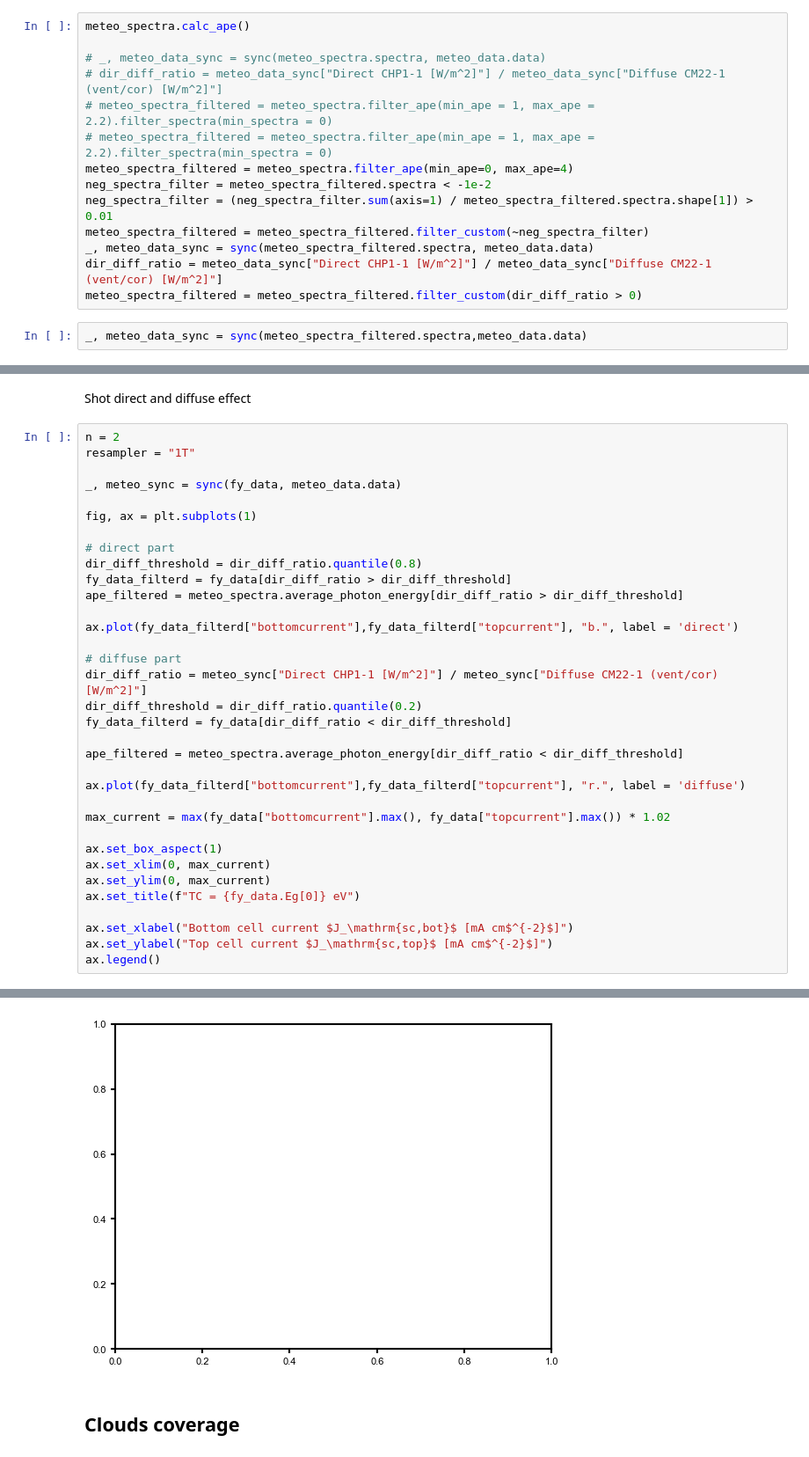
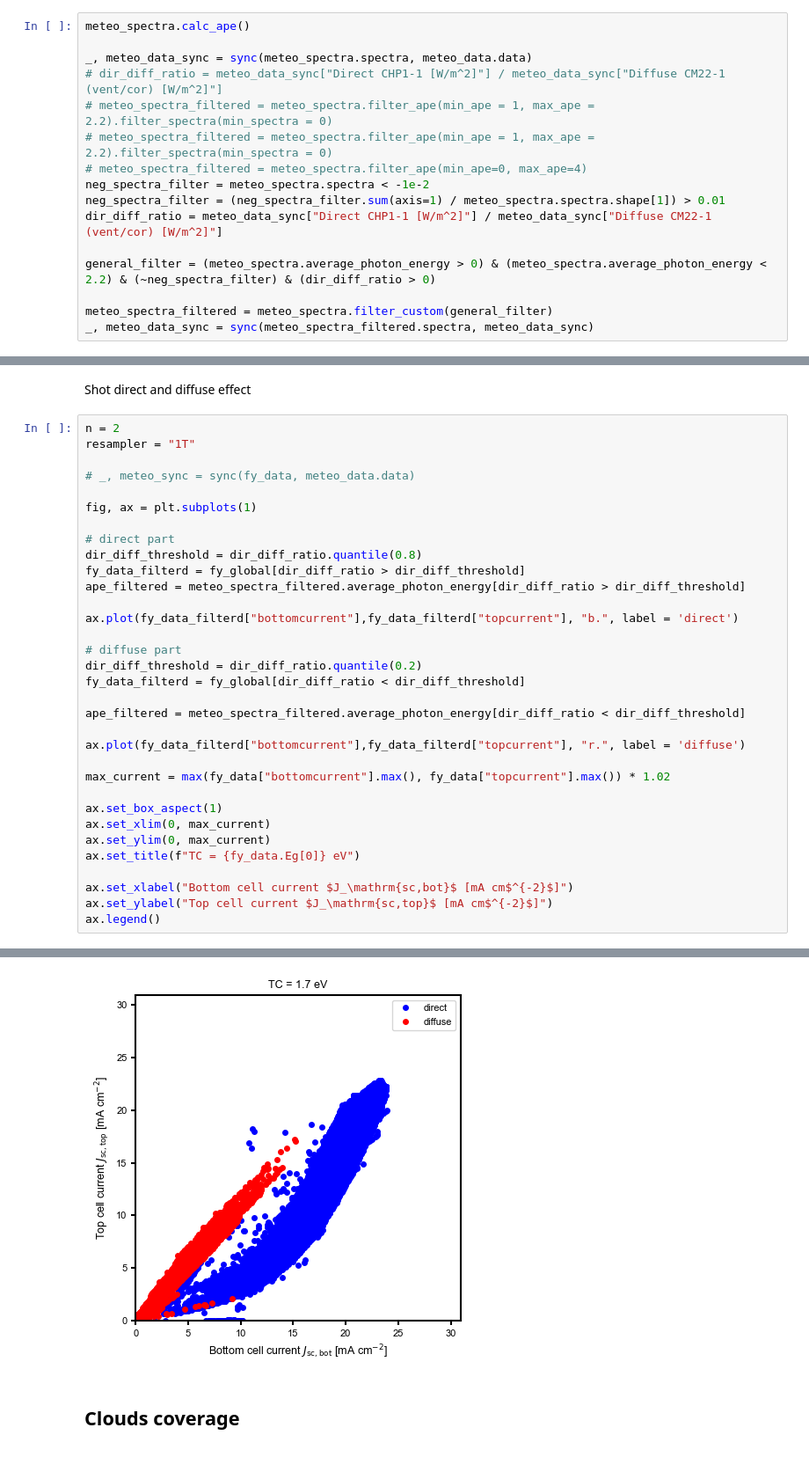
Before and after one commit to roberthilleck/PVcircuit, a Jupyter notebook: notebooks/EY_Psk-Si-tandem-EHE_modelingFigures.ipynb, the cells around one changed output, grey strips where cells are left out. Shown at 88% size. Cells and saved outputs as stored; diff of their text form.

Commit message:
adding beta, fixing plots

```diff
--- a/notebooks/EY_Psk-Si-tandem-EHE_modelingFigures.ipynb
+++ b/notebooks/EY_Psk-Si-tandem-EHE_modelingFigures.ipynb
@@ -1638,19 +1654,19 @@ Determine average photon energy (APE) and Filter irrelevant energies
 # %%
 meteo_spectra.calc_ape()
 
-# _, meteo_data_sync = sync(meteo_spectra.spectra, meteo_data.data)
+_, meteo_data_sync = sync(meteo_spectra.spectra, meteo_data.data)
 # dir_diff_ratio = meteo_data_sync["Direct CHP1-1 [W/m^2]"] / meteo_data_sync["Diffuse CM22-1 (vent/cor) [W/m^2]"]
 # meteo_spectra_filtered = meteo_spectra.filter_ape(min_ape = 1, max_ape = 2.2).filter_spectra(min_spectra = 0)
 # meteo_spectra_filtered = meteo_spectra.filter_ape(min_ape = 1, max_ape = 2.2).filter_spectra(min_spectra = 0)
-meteo_spectra_filtered = meteo_spectra.filter_ape(min_ape=0, max_ape=4)
-neg_spectra_filter = meteo_spectra_filtered.spectra < -1e-2
-neg_spectra_filter = (neg_spectra_filter.sum(axis=1) / meteo_spectra_filtered.spectra.shape[1]) > 0.01
-meteo_spectra_filtered = meteo_spectra_filtered.filter_custom(~neg_spectra_filter)
-_, meteo_data_sync = sync(meteo_spectra_filtered.spectra, meteo_data.data)
+# meteo_spectra_filtered = meteo_spectra.filter_ape(min_ape=0, max_ape=4)
+neg_spectra_filter = meteo_spectra.spectra < -1e-2
+neg_spectra_filter = (neg_spectra_filter.sum(axis=1) / meteo_spectra.spectra.shape[1]) > 0.01
 dir_diff_ratio = meteo_data_sync["Direct CHP1-1 [W/m^2]"] / meteo_data_sync["Diffuse CM22-1 (vent/cor) [W/m^2]"]
-meteo_spectra_filtered = meteo_spectra_filtered.filter_custom(dir_diff_ratio > 0)
+
+general_filter = (meteo_spectra.average_photon_energy > 0) & (meteo_spectra.average_photon_energy < 2.2) & (~neg_spectra_filter) & (dir_diff_ratio > 0)
+
+meteo_spectra_filtered = meteo_spectra.filter_custom(general_filter)
+_, meteo_data_sync = sync(meteo_spectra_filtered.spectra, meteo_data_sync)
-# %%
-_, meteo_data_sync = sync(meteo_spectra_filtered.spectra,meteo_data.data)
 # %% [markdown]
 APE vs minute of day
 # %%
@@ -2710,23 +2769,22 @@ Shot direct and diffuse effect
 n = 2
 resampler = "1T"
 
-_, meteo_sync = sync(fy_data, meteo_data.data)
+# _, meteo_sync = sync(fy_data, meteo_data.data)
 
 fig, ax = plt.subplots(1)
 
 # direct part
 dir_diff_threshold = dir_diff_ratio.quantile(0.8)
-fy_data_filterd = fy_data[dir_diff_ratio > dir_diff_threshold]
-ape_filtered = meteo_spectra.average_photon_energy[dir_diff_ratio > dir_diff_threshold]
+fy_data_filterd = fy_global[dir_diff_ratio > dir_diff_threshold]
+ape_filtered = meteo_spectra_filtered.average_photon_energy[dir_diff_ratio > dir_diff_threshold]
 
 ax.plot(fy_data_filterd["bottomcurrent"],fy_data_filterd["topcurrent"], "b.", label = 'direct')
 
 # diffuse part
-dir_diff_ratio = meteo_sync["Direct CHP1-1 [W/m^2]"] / meteo_sync["Diffuse CM22-1 (vent/cor) [W/m^2]"]
 dir_diff_threshold = dir_diff_ratio.quantile(0.2)
-fy_data_filterd = fy_data[dir_diff_ratio < dir_diff_threshold]
+fy_data_filterd = fy_global[dir_diff_ratio < dir_diff_threshold]
 
-ape_filtered = meteo_spectra.average_photon_energy[dir_diff_ratio < dir_diff_threshold]
+ape_filtered = meteo_spectra_filtered.average_photon_energy[dir_diff_ratio < dir_diff_threshold]
 
 ax.plot(fy_data_filterd["bottomcurrent"],fy_data_filterd["topcurrent"], "r.", label = 'diffuse')
 
@@ -2745,4 +2803,4 @@ IndexingError: Unalignable boolean Series provided as indexer (index of the bool
-[figure, old version]
+[figure, new version]
 # %% [markdown]
 ## Clouds coverage
 # %%
```
Also changed, not shown: parts of 60 cells of this notebook.
